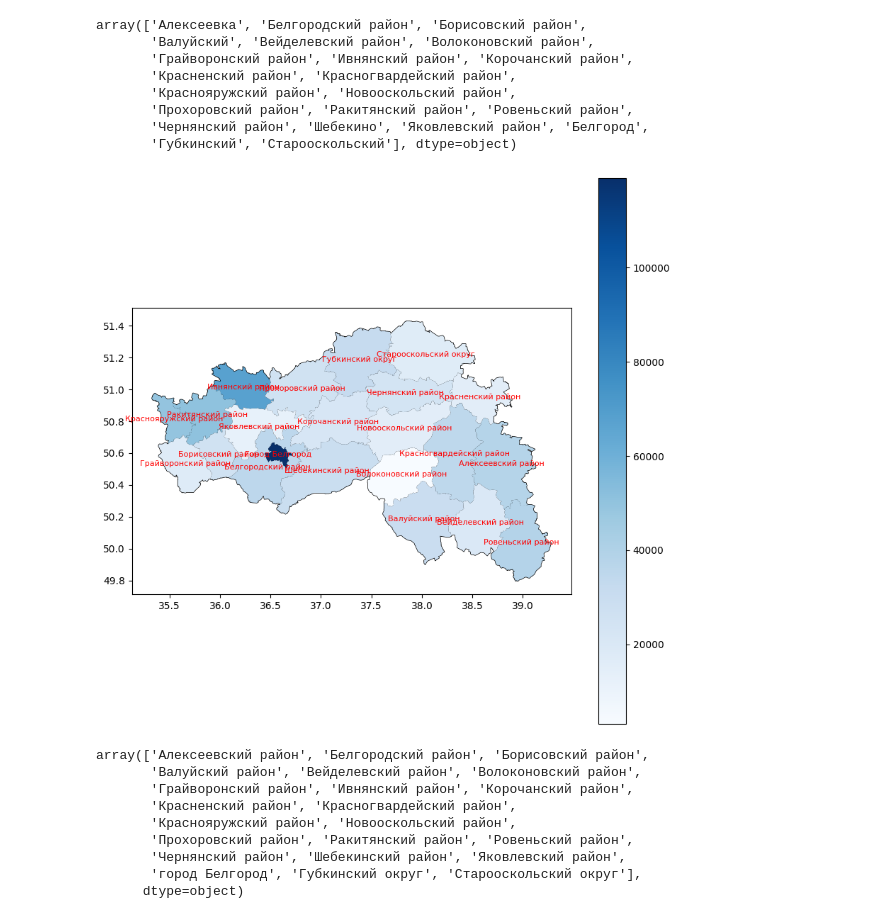
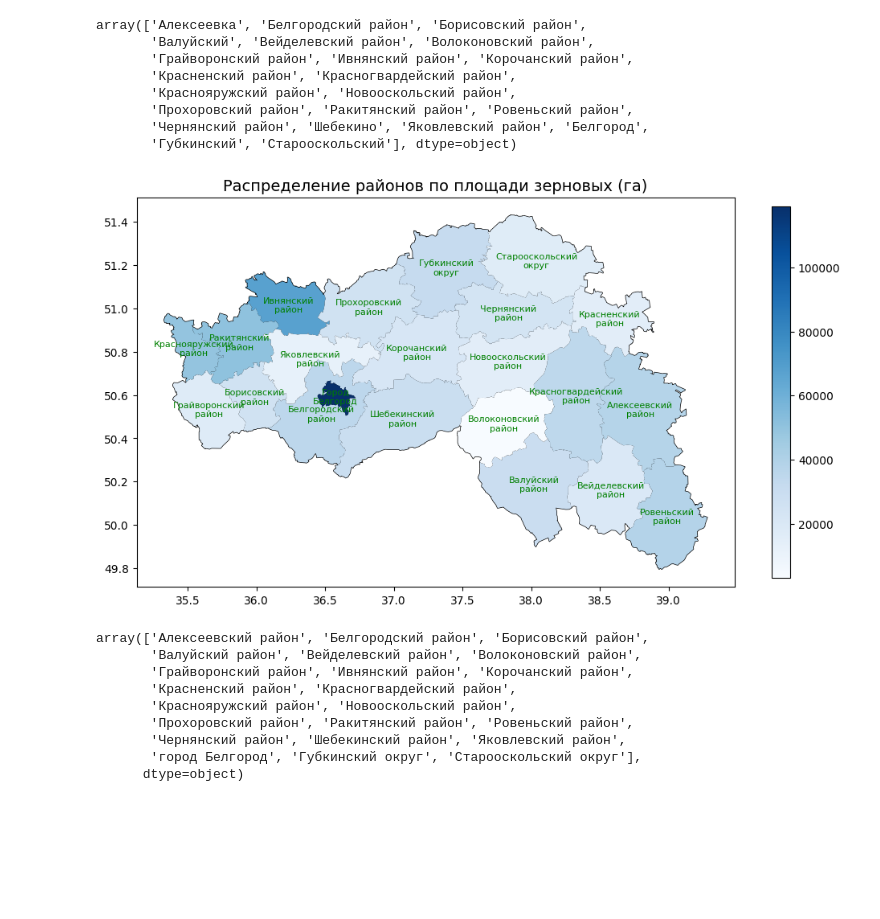
Before and after one commit to SergeyHSE/RegionAnalysis.github.io, a Jupyter notebook: RegionAnalysis.ipynb, the cells around one changed output. Cells and saved outputs as stored; diff of their text form; code cells hidden in the pictures; blank space fills up the shorter version.

```diff
--- a/RegionAnalysis.ipynb
+++ b/RegionAnalysis.ipynb
@@ -620,17 +618,19 @@ df_group = data.groupby('Region').agg({
 # %%
 merged_gdf = gdf.set_index('district').join(df_group.set_index('Region')).reset_index()
 # %%
-fig, ax = plt.subplots(figsize=(10, 10))
+import matplotlib.pyplot as plt
 
+fig, ax = plt.subplots(figsize=(12, 12))
 merged_gdf.plot(ax=ax, edgecolor='black', linewidth=1, facecolor='white')
-merged_gdf.plot(ax=ax, column='Зерновые', cmap='Blues', legend=True)
-
+merged_gdf.plot(ax=ax, column='Зерновые', cmap='Blues', legend=True, legend_kwds={'shrink': 0.5})
 for x, y, label in zip(merged_gdf.geometry.centroid.x, merged_gdf.geometry.centroid.y, merged_gdf['district']):
-    ax.text(x, y, label, fontsize=8, ha='center', va='center', color='black')
-
+    lines = label.split(' ')
+    label = '\n'.join(lines)
+    ax.text(x, y, label, fontsize=8, ha='center', va='center', color='green')
+ax.set_title("Распределение районов по площади зерновых (га)", fontsize=14)
 plt.show()
 # %% [output]
-[figure, old version]
+[figure, new version]
 # %%
 # %% [output]
 array(['Алексеевский район', 'Белгородский район', 'Борисовский район',
```
Also changed, not shown: parts of 1 cell of this notebook.
